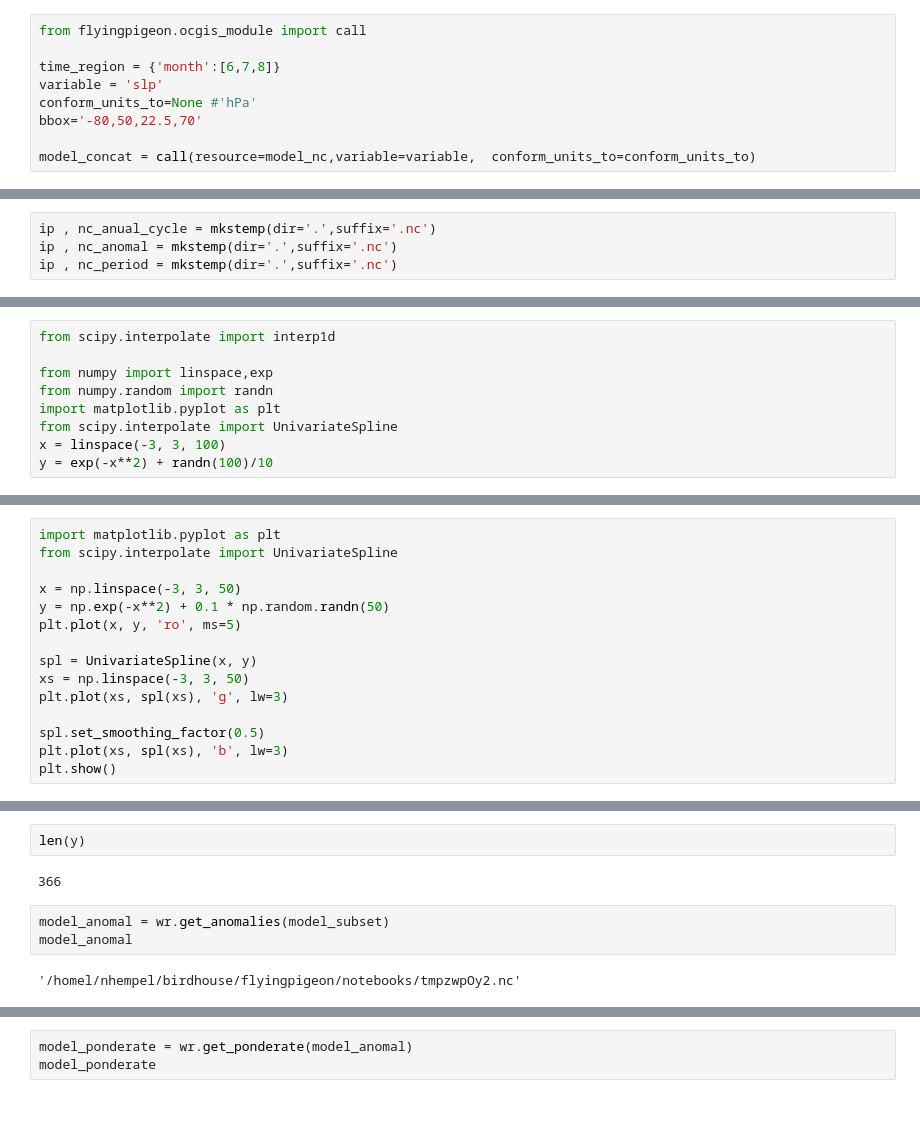
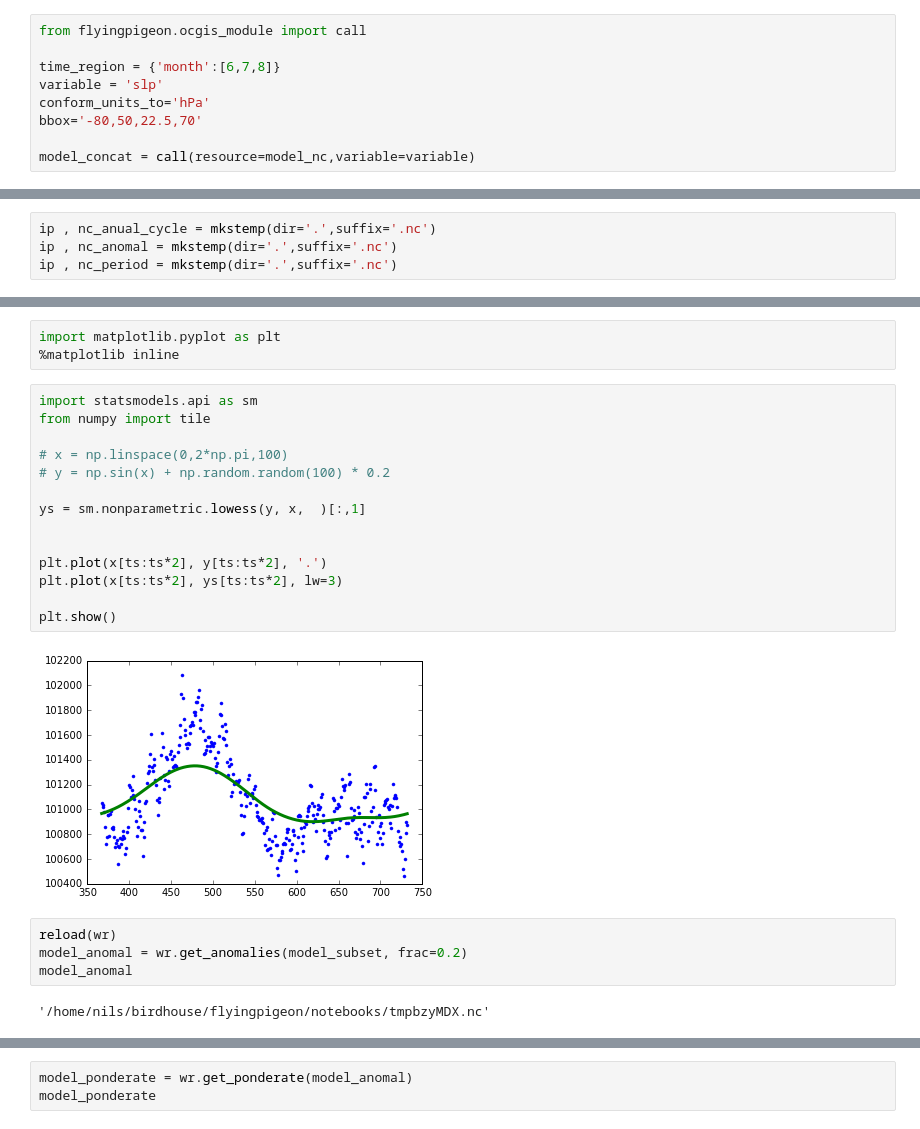
Before and after one commit to bird-house/flyingpigeon, a Jupyter notebook: notebooks/modules_weatherregimes.ipynb, the cells around one changed output, grey strips where cells are left out. Saved outputs shown, nothing was run; the diff lists cells and outputs as text.

Commit message:
weather regimes for model data

```diff
--- a/notebooks/modules_weatherregimes.ipynb
+++ b/notebooks/modules_weatherregimes.ipynb
@@ -28,7 +28,7 @@ from flyingpigeon.ocgis_module import call
 
 time_region = {'month':[6,7,8]}
 variable = 'slp'
-conform_units_to=None #'hPa'
+conform_units_to='hPa'
 bbox='-80,50,22.5,70'
 
-model_concat = call(resource=model_nc,variable=variable,  conform_units_to=conform_units_to)
+model_concat = call(resource=model_nc,variable=variable)
@@ -119,9 +62,0 @@ s.set_smoothing_factor?
-# %%
-from scipy.interpolate import interp1d
-
-from numpy import linspace,exp
-from numpy.random import randn
-import matplotlib.pyplot as plt
-from scipy.interpolate import UnivariateSpline
-x = linspace(-3, 3, 100)
-y = exp(-x**2) + randn(100)/10
@@ -137,15 +62,0 @@ plt.show()
-# %%
-import matplotlib.pyplot as plt
-from scipy.interpolate import UnivariateSpline
-
-x = np.linspace(-3, 3, 50)
-y = np.exp(-x**2) + 0.1 * np.random.randn(50)
-plt.plot(x, y, 'ro', ms=5)
-
-spl = UnivariateSpline(x, y)
-xs = np.linspace(-3, 3, 50)
-plt.plot(xs, spl(xs), 'g', lw=3)
-
-spl.set_smoothing_factor(0.5)
-plt.plot(xs, spl(xs), 'b', lw=3)
-plt.show()
@@ -163,9 +63,25 @@ ValueError: A value in x_new is below the interpolation range.
-# %%
-len(y)
-# %% [output]
-366
+# %%
+import matplotlib.pyplot as plt
+%matplotlib inline
+# %%
+import statsmodels.api as sm
+from numpy import tile
+
+# x = np.linspace(0,2*np.pi,100)
+# y = np.sin(x) + np.random.random(100) * 0.2
+
+ys = sm.nonparametric.lowess(y, x,  )[:,1]
+
+
+plt.plot(x[ts:ts*2], y[ts:ts*2], '.')
+plt.plot(x[ts:ts*2], ys[ts:ts*2], lw=3)
+
+plt.show()
+# %% [output]
+[figure, added]
 # %%
-model_anomal = wr.get_anomalies(model_subset)
+reload(wr)
+model_anomal = wr.get_anomalies(model_subset, frac=0.2)
 model_anomal
 # %% [output]
-'/homel/nhempel/birdhouse/flyingpigeon/notebooks/tmpzwpOy2.nc'
+'/home/nils/birdhouse/flyingpigeon/notebooks/tmpbzyMDX.nc'
```
Also changed, not shown: parts of 14 cells of this notebook, 18 other files.
